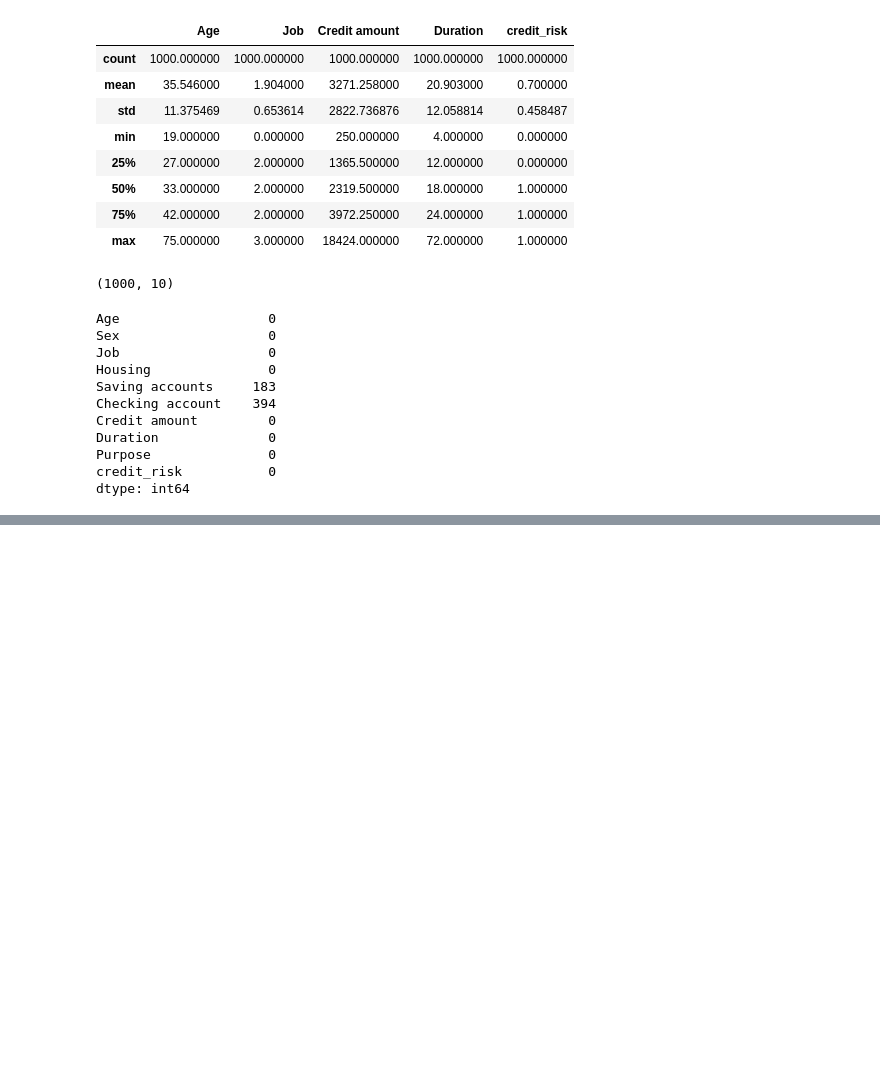
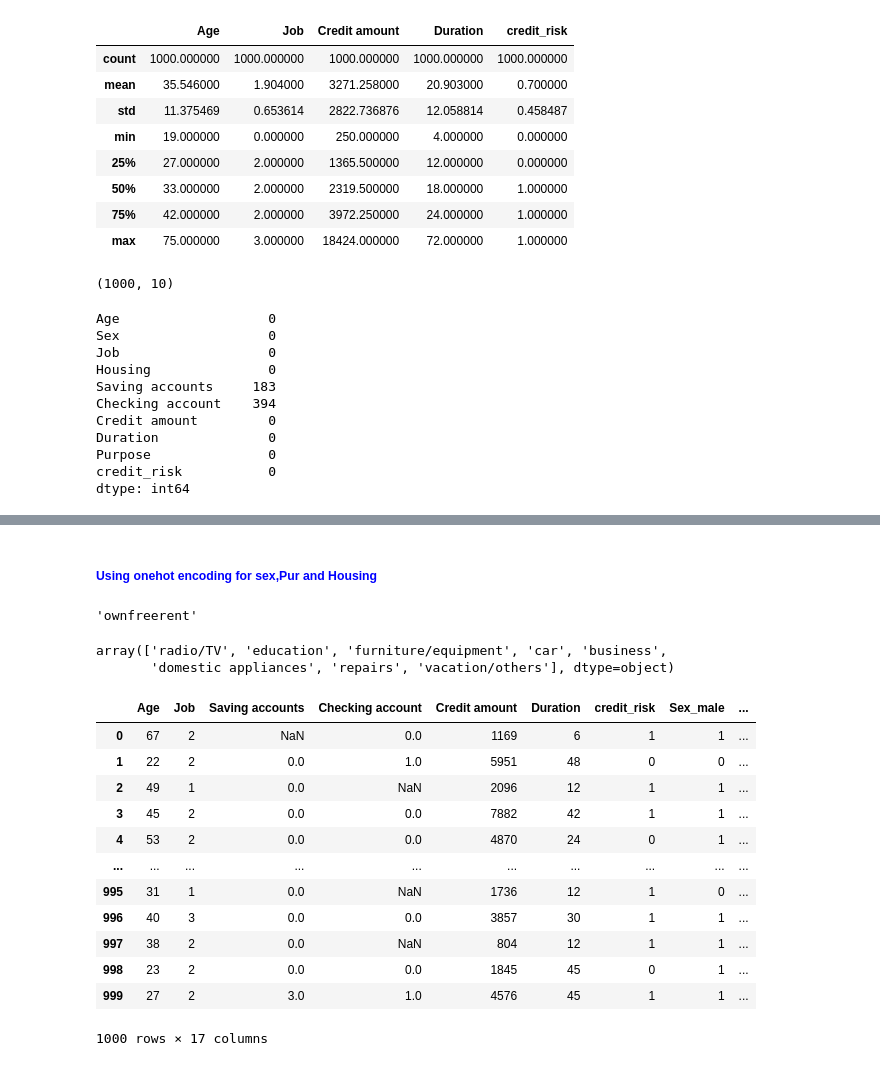
Before and after one commit to prasadPattuvamVeedu/AWS_flask_ML_project, a Jupyter notebook: ML_model.ipynb, the cells around one changed output, grey strips where cells are left out. Saved outputs shown, nothing was run; the diff lists cells and outputs as text; code cells hidden in the pictures; blank space fills up the shorter version.

```diff
--- a/ML_model.ipynb
+++ b/ML_model.ipynb
@@ -50,0 +101,31 @@ data.fillna(Saving accounts" )
+# %% [markdown]
+<h5 style="color: blue;">Using onehot encoding for sex,Pur and Housing</h5>
+# %%
+data_.Housing.unique().sum()
+# %% [output]
+'ownfreerent'
+# %%
+data_.Purpose.unique()
+# %% [output]
+array(['radio/TV', 'education', 'furniture/equipment', 'car', 'business',
+       'domestic appliances', 'repairs', 'vacation/others'], dtype=object)
+# %%
+cols = ["Sex", "Housing","Purpose"]
+dummies = pd.get_dummies(data_[cols], drop_first=True, dtype=np.int8)
+dummies
+data_enc = pd.concat([data_.drop(columns=["Sex", "Housing","Purpose"]), dummies], axis=1)
+data_enc
+# %% [output]
+|  | Age | Job | Saving accounts | Checking account | Credit amount | Duration | credit_risk | Sex_male | ... |
+| 0 | 67 | 2 | NaN | 0.0 | 1169 | 6 | 1 | 1 | ... |
+| 1 | 22 | 2 | 0.0 | 1.0 | 5951 | 48 | 0 | 0 | ... |
+| 2 | 49 | 1 | 0.0 | NaN | 2096 | 12 | 1 | 1 | ... |
+| 3 | 45 | 2 | 0.0 | 0.0 | 7882 | 42 | 1 | 1 | ... |
+| 4 | 53 | 2 | 0.0 | 0.0 | 4870 | 24 | 0 | 1 | ... |
+| ... | ... | ... | ... | ... | ... | ... | ... | ... | ... |
+| 995 | 31 | 1 | 0.0 | NaN | 1736 | 12 | 1 | 0 | ... |
+| 996 | 40 | 3 | 0.0 | 0.0 | 3857 | 30 | 1 | 1 | ... |
+| 997 | 38 | 2 | 0.0 | NaN | 804 | 12 | 1 | 1 | ... |
+| 998 | 23 | 2 | 0.0 | 0.0 | 1845 | 45 | 0 | 1 | ... |
+| 999 | 27 | 2 | 3.0 | 1.0 | 4576 | 45 | 1 | 1 | ... |
+1000 rows × 17 columns
```
Also changed, not shown: parts of 34 cells of this notebook, 6 other files.
